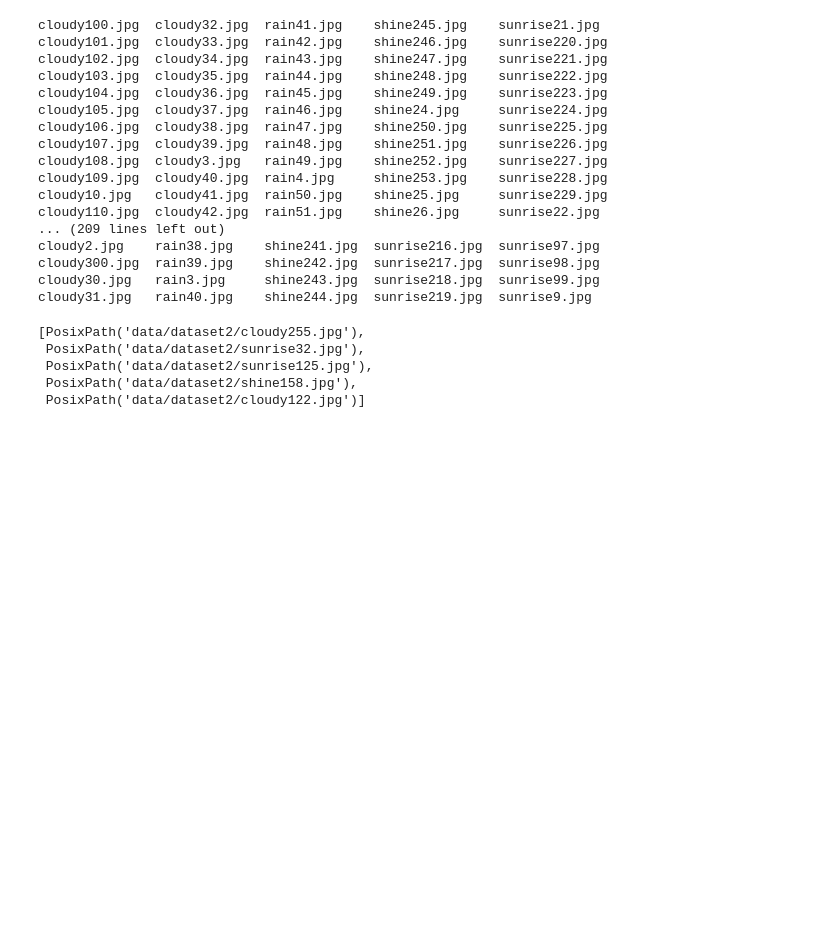
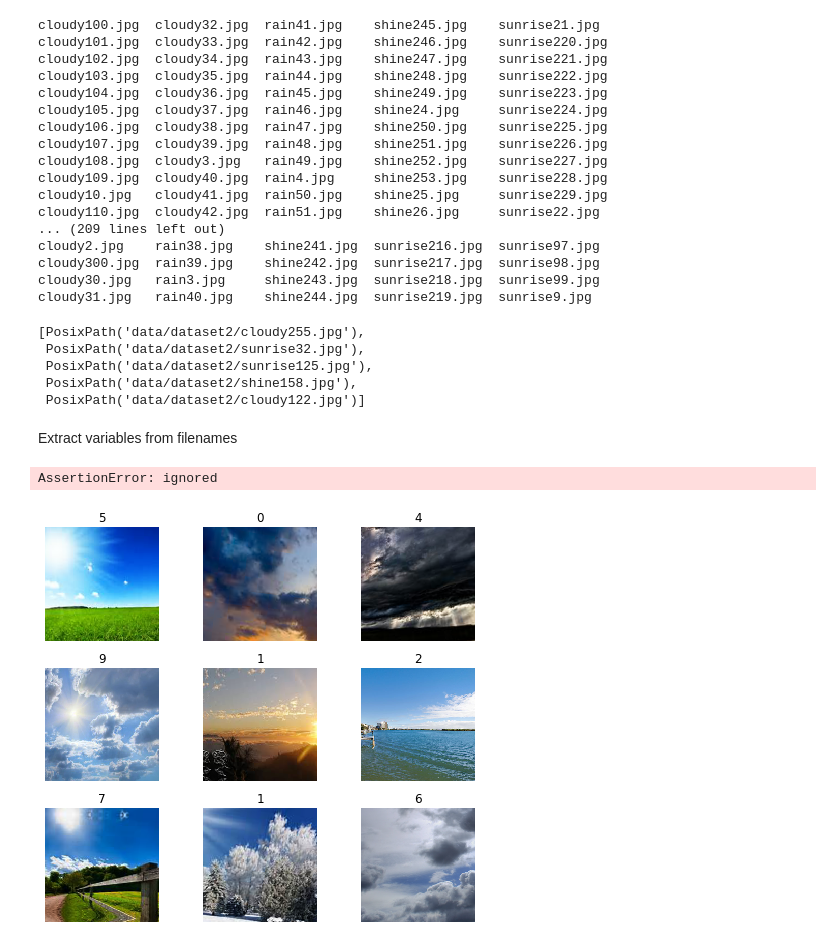
Before and after one commit to harshitha444/Weather-Image-Classification, a Jupyter notebook: Weather_Image_Classification.ipynb, the cells around one changed output. Saved outputs shown, nothing was run; the diff lists cells and outputs as text; code cells hidden in the pictures; blank space fills up the shorter version.

```diff
--- a/Weather_Image_Classification.ipynb
+++ b/Weather_Image_Classification.ipynb
@@ -49,11 +49,23 @@ cloudy31.jpg   rain40.jpg    shine244.jpg  sunrise219.jpg  sunrise9.jpg
 # %%
 path = "data/dataset2"
 # %%
-fnames = get_image_files(path)
-fnames[:5]
+filenames = get_image_files(path)
+filenames[:5]
 # %% [output]
 [PosixPath('data/dataset2/cloudy255.jpg'),
  PosixPath('data/dataset2/sunrise32.jpg'),
  PosixPath('data/dataset2/sunrise125.jpg'),
  PosixPath('data/dataset2/shine158.jpg'),
  PosixPath('data/dataset2/cloudy122.jpg')]
+# %% [markdown]
+Extract variables from filenames
+# %%
+reg = r"/([^/]+)_\d+.(?:jpg|jpeg)" #Fix regular expression
+# %%
+images = ImageDataBunch.from_name_re(path, fnames, reg, ds_tfms=get_transforms(), size=224, bs=64).normalize(imagenet_stats)
+# %% [output]
+AssertionError: ignored
+# %%
+images.show_batch(rows=3, figsize=(7,6))
+# %% [output]
+[figure, added]
```
